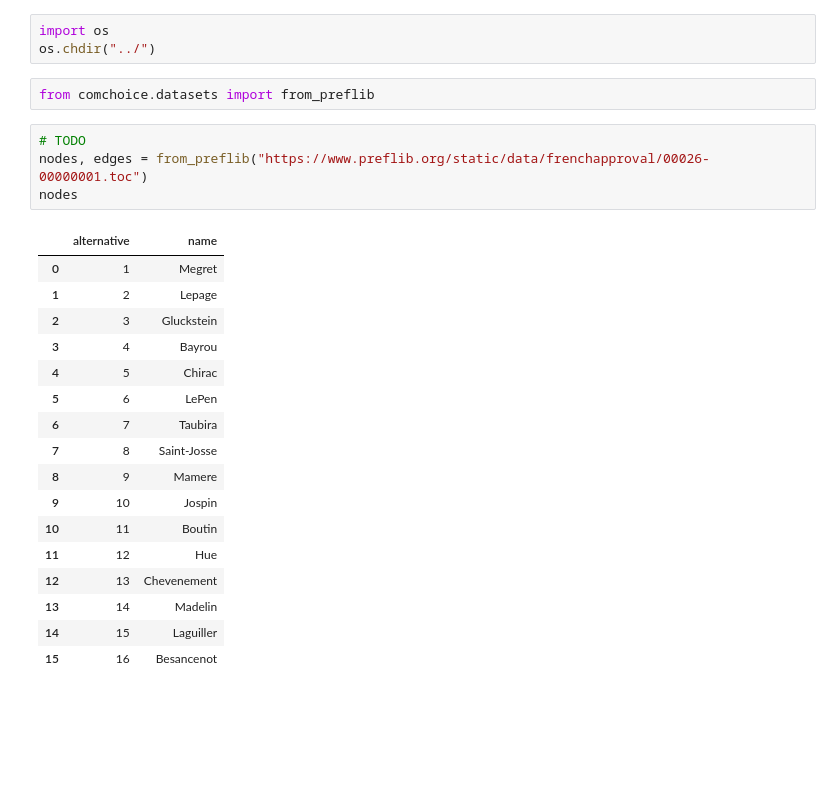
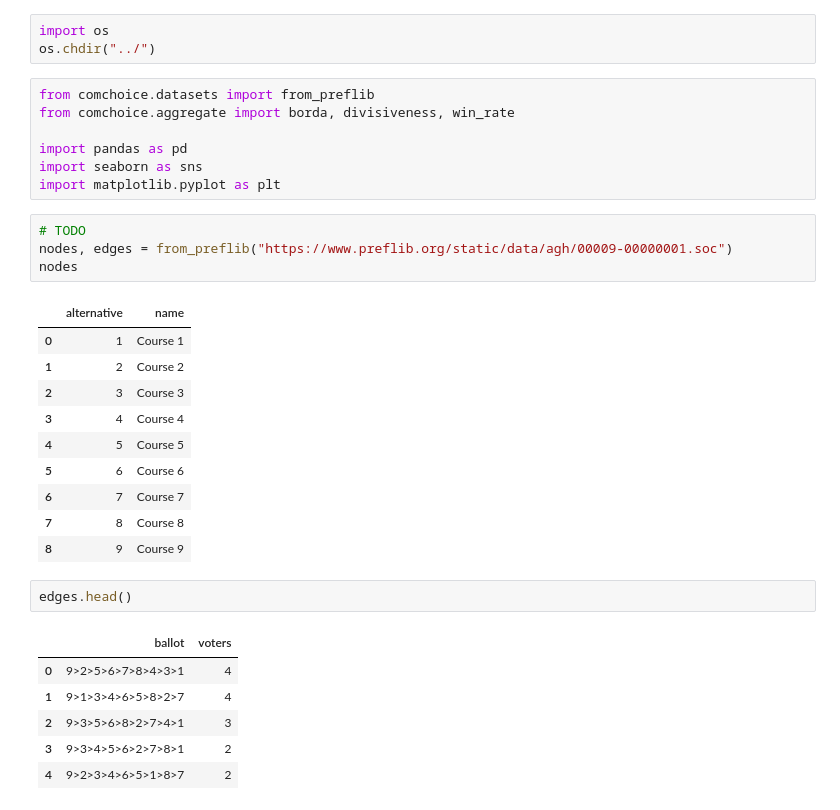
Before and after one commit to CenterForCollectiveLearning/comchoice, a Jupyter notebook: examples/Convert Preflib.ipynb, the cells around one changed output. Saved outputs shown, nothing was run; the diff lists cells and outputs as text; blank space fills up the shorter version.

```diff
--- a/examples/Convert Preflib.ipynb
+++ b/examples/Convert Preflib.ipynb
@@ -1,27 +1,34 @@
 # %%
 import os
 os.chdir("../")
-# %%
-from comchoice.datasets import from_preflib
+# %%
+from comchoice.datasets import from_preflib
+from comchoice.aggregate import borda, divisiveness, win_rate
+
+import pandas as pd
+import seaborn as sns
+import matplotlib.pyplot as plt
 # %%
 # TODO
-nodes, edges = from_preflib("https://www.preflib.org/static/data/frenchapproval/00026-00000001.toc")
+nodes, edges = from_preflib("https://www.preflib.org/static/data/agh/00009-00000001.soc")
 nodes
 # %% [output]
 |  | alternative | name |
-| 0 | 1 | Megret |
-| 1 | 2 | Lepage |
-| 2 | 3 | Gluckstein |
-| 3 | 4 | Bayrou |
-| 4 | 5 | Chirac |
-| 5 | 6 | LePen |
-| 6 | 7 | Taubira |
-| 7 | 8 | Saint-Josse |
-| 8 | 9 | Mamere |
-| 9 | 10 | Jospin |
-| 10 | 11 | Boutin |
-| 11 | 12 | Hue |
-| 12 | 13 | Chevenement |
-| 13 | 14 | Madelin |
-| 14 | 15 | Laguiller |
-| 15 | 16 | Besancenot |
+| 0 | 1 | Course 1 |
+| 1 | 2 | Course 2 |
+| 2 | 3 | Course 3 |
+| 3 | 4 | Course 4 |
+| 4 | 5 | Course 5 |
+| 5 | 6 | Course 6 |
+| 6 | 7 | Course 7 |
+| 7 | 8 | Course 8 |
+| 8 | 9 | Course 9 |
+# %%
+edges.head()
+# %% [output]
+|  | ballot | voters |
+| 0 | 9>2>5>6>7>8>4>3>1 | 4 |
+| 1 | 9>1>3>4>6>5>8>2>7 | 4 |
+| 2 | 9>3>5>6>8>2>7>4>1 | 3 |
+| 3 | 9>3>4>5>6>2>7>8>1 | 2 |
+| 4 | 9>2>3>4>6>5>1>8>7 | 2 |
```
Also changed, not shown: parts of 11 cells of this notebook, 10 other files.
